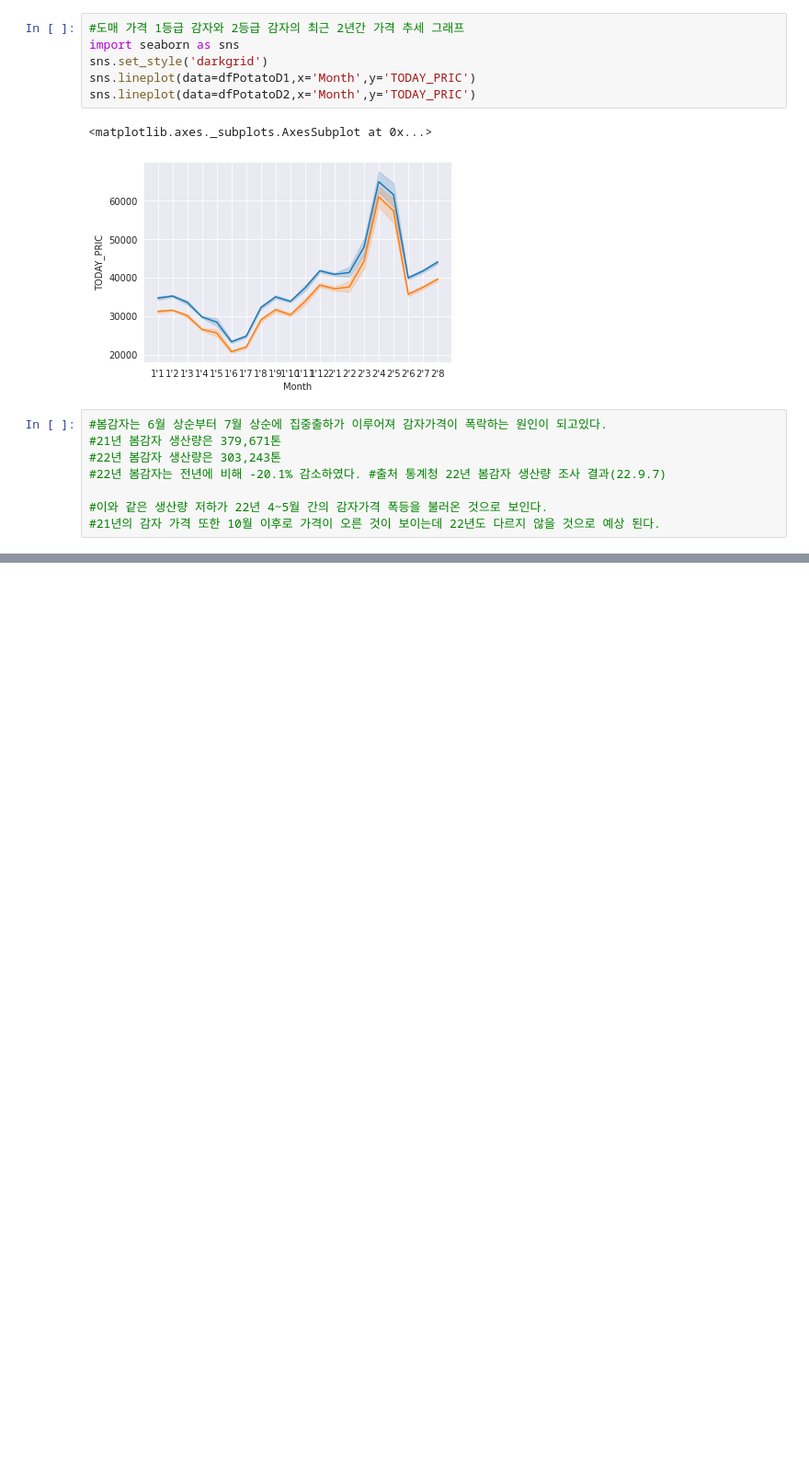
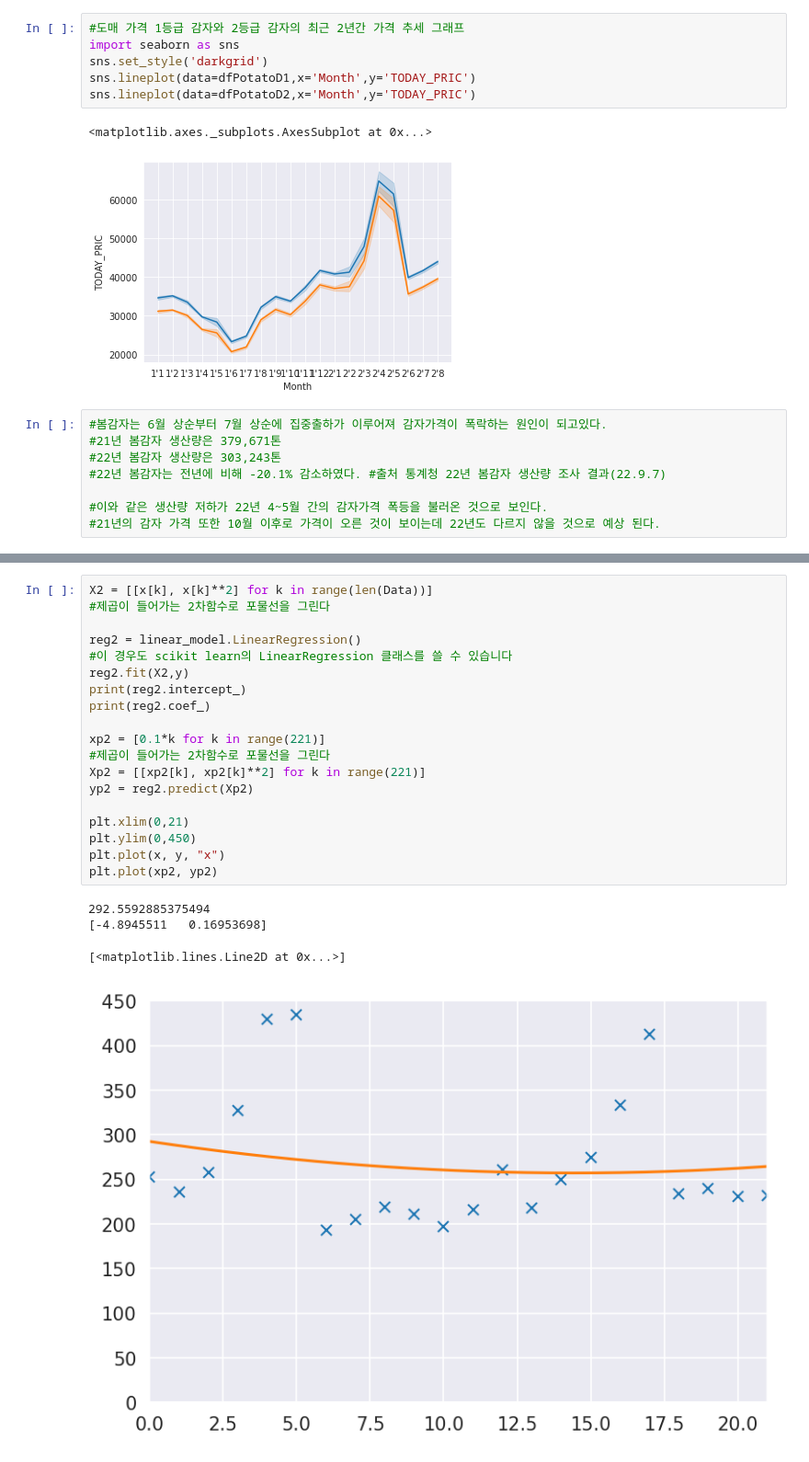
Before and after one commit to bainaryho/PotatoProject, a Jupyter notebook: BigdataProjectPotato (3).ipynb, the cells around one changed output, grey strips where cells are left out. Shown: that part at 92% size. Saved outputs shown, nothing was run; the diff lists cells and outputs as text; blank space fills up the shorter version.

```diff
--- a/BigdataProjectPotato (3).ipynb
+++ b/BigdataProjectPotato (3).ipynb
@@ -192,0 +190,24 @@ plt.plot(xp, yp)
+# %%
+X2 = [[x[k], x[k]**2] for k in range(len(Data))]
+#제곱이 들어가는 2차함수로 포물선을 그린다
+
+reg2 = linear_model.LinearRegression()
+#이 경우도 scikit learn의 LinearRegression 클래스를 쓸 수 있습니다
+reg2.fit(X2,y)
+print(reg2.intercept_)
+print(reg2.coef_)
+
+xp2 = [0.1*k for k in range(221)]
+#제곱이 들어가는 2차함수로 포물선을 그린다
+Xp2 = [[xp2[k], xp2[k]**2] for k in range(221)]
+yp2 = reg2.predict(Xp2)
+
+plt.xlim(0,21)
+plt.ylim(0,450)
+plt.plot(x, y, "x")
+plt.plot(xp2, yp2)
+# %% [output]
+292.5592885375494
+[-4.8945511   0.16953698]
+[<matplotlib.lines.Line2D at 0x...>]
+[figure, added]
```
Also changed, not shown: parts of 5 cells of this notebook.
